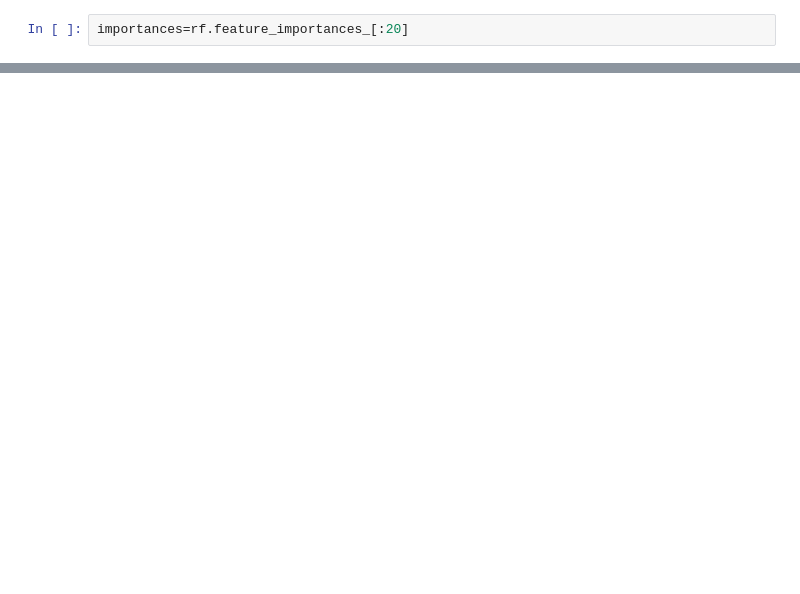
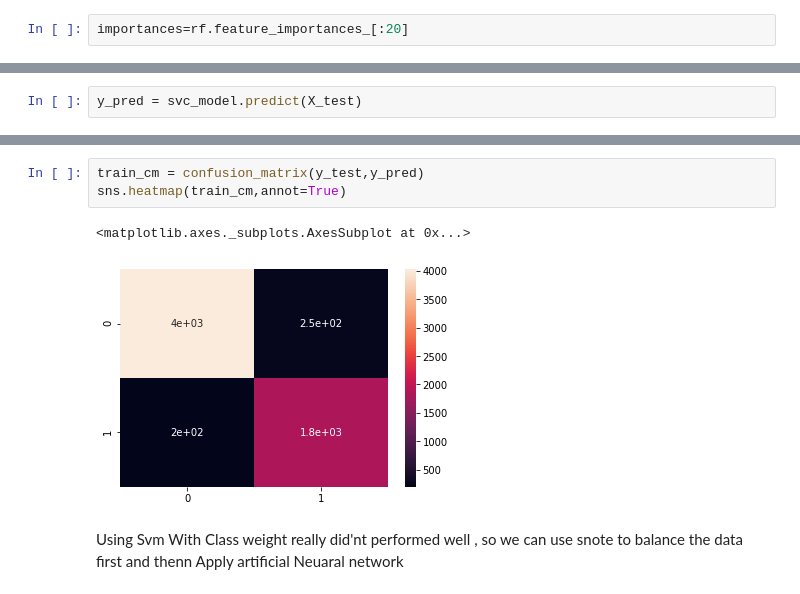
Before and after one commit to mishraraaj/Loan-Default-Prediction, a Jupyter notebook: raj_mishra_Team_2_Capstone_Project_2_Loan_Default_Prediction_.ipynb, the cells around one changed output, grey strips where cells are left out. Drawn from its saved outputs; the diff is of its cells as text; blank space fills up the shorter version.

```diff
--- a/raj_mishra_Team_2_Capstone_Project_2_Loan_Default_Prediction_.ipynb
+++ b/raj_mishra_Team_2_Capstone_Project_2_Loan_Default_Prediction_.ipynb
@@ -695,0 +730,2 @@ Tese Are the 20 Most Important Features
+# %%
+y_pred = svc_model.predict(X_test)
@@ -695,0 +744,8 @@ Tese Are the 20 Most Important Features
+# %%
+train_cm = confusion_matrix(y_test,y_pred)
+sns.heatmap(train_cm,annot=True)
+# %% [output]
+<matplotlib.axes._subplots.AxesSubplot at 0x...>
+[figure, added]
+# %% [markdown]
+Using Svm With Class weight really did'nt performed well , so we can use snote to balance the data first and thenn Apply artificial Neuaral network
```
Also changed, not shown: parts of 40 cells of this notebook.
